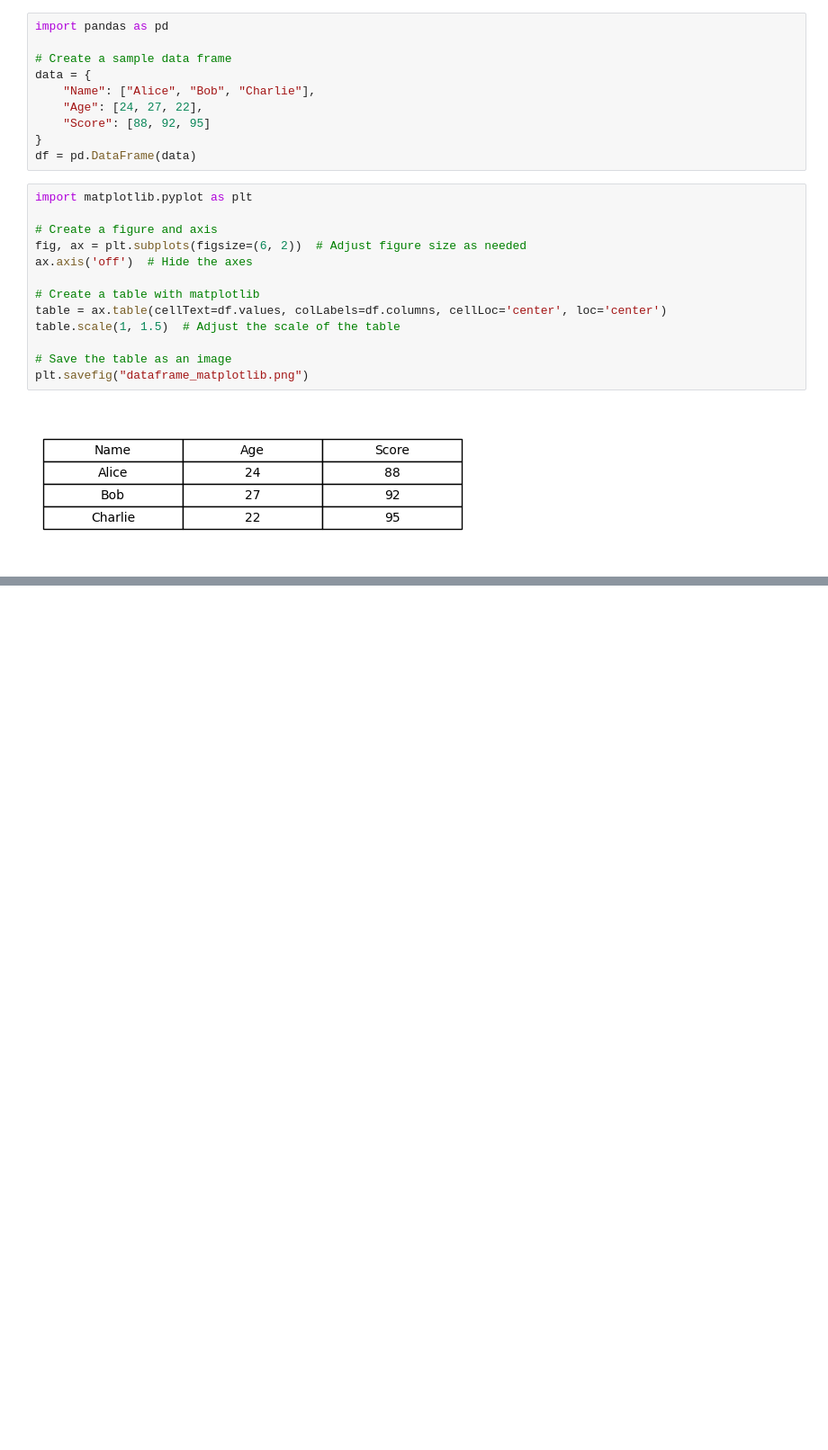
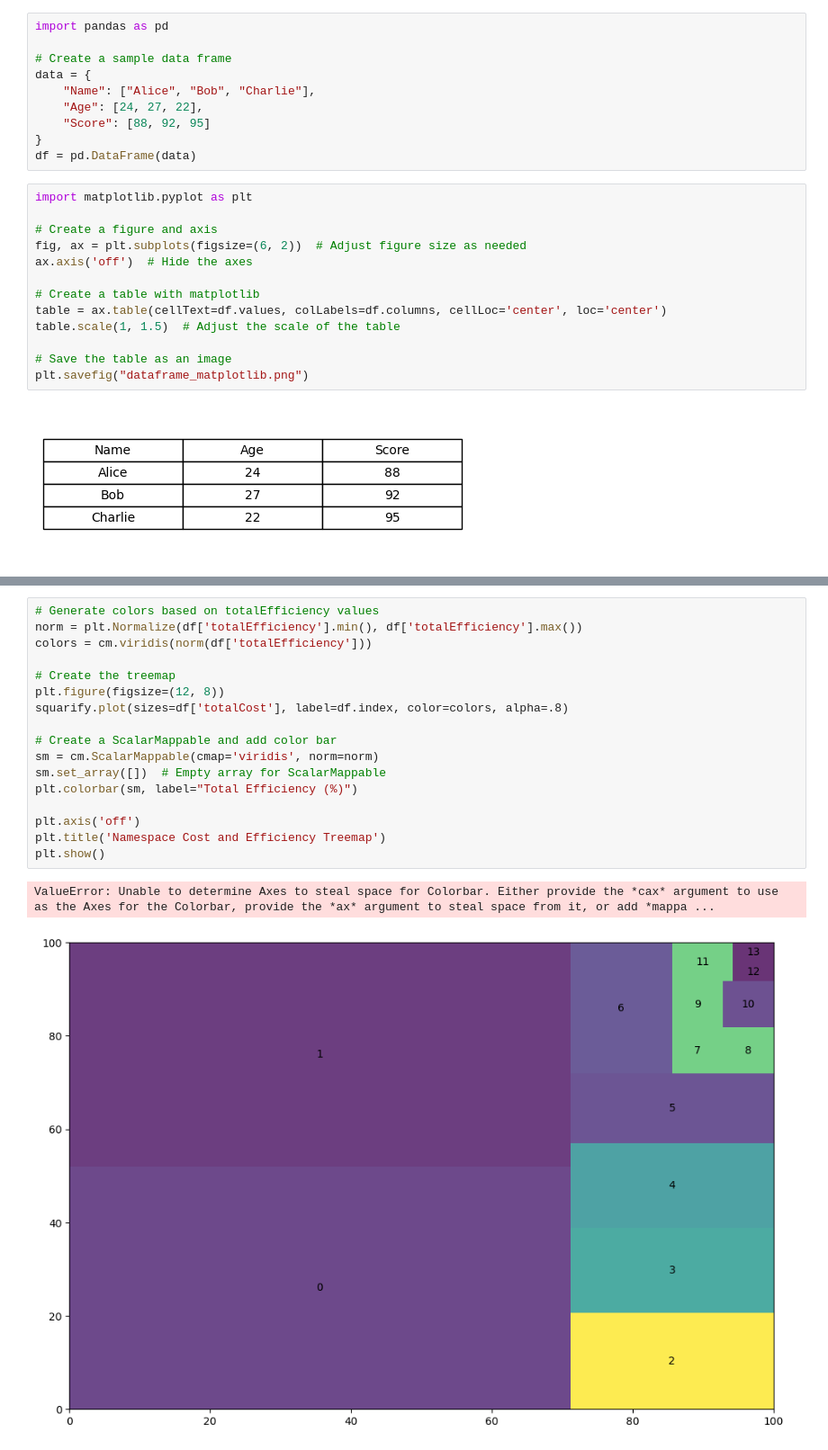
Before and after one commit to michaelkubi/costs-optimizations, a Jupyter notebook: graph.ipynb, the cells around one changed output, grey strips where cells are left out. Shown at 90% size. Saved outputs shown, nothing was run; the diff lists cells and outputs as text; blank space fills up the shorter version.

```diff
--- a/graph.ipynb
+++ b/graph.ipynb
@@ -39,0 +91,20 @@ ModuleNotFoundError: No module named 'squarify'
+# %%
+# Generate colors based on totalEfficiency values
+norm = plt.Normalize(df['totalEfficiency'].min(), df['totalEfficiency'].max())
+colors = cm.viridis(norm(df['totalEfficiency']))
+
+# Create the treemap
+plt.figure(figsize=(12, 8))
+squarify.plot(sizes=df['totalCost'], label=df.index, color=colors, alpha=.8)
+
+# Create a ScalarMappable and add color bar
+sm = cm.ScalarMappable(cmap='viridis', norm=norm)
+sm.set_array([])  # Empty array for ScalarMappable
+plt.colorbar(sm, label="Total Efficiency (%)")
+
+plt.axis('off')
+plt.title('Namespace Cost and Efficiency Treemap')
+plt.show()
+# %% [output]
+ValueError: Unable to determine Axes to steal space for Colorbar. Either provide the *cax* argument to use as the Axes for the Colorbar, provide the *ax* argument to steal space from it, or add *mappa ...
+[figure, added]
```
Also changed, not shown: parts of 5 cells of this notebook, 4 other files.
